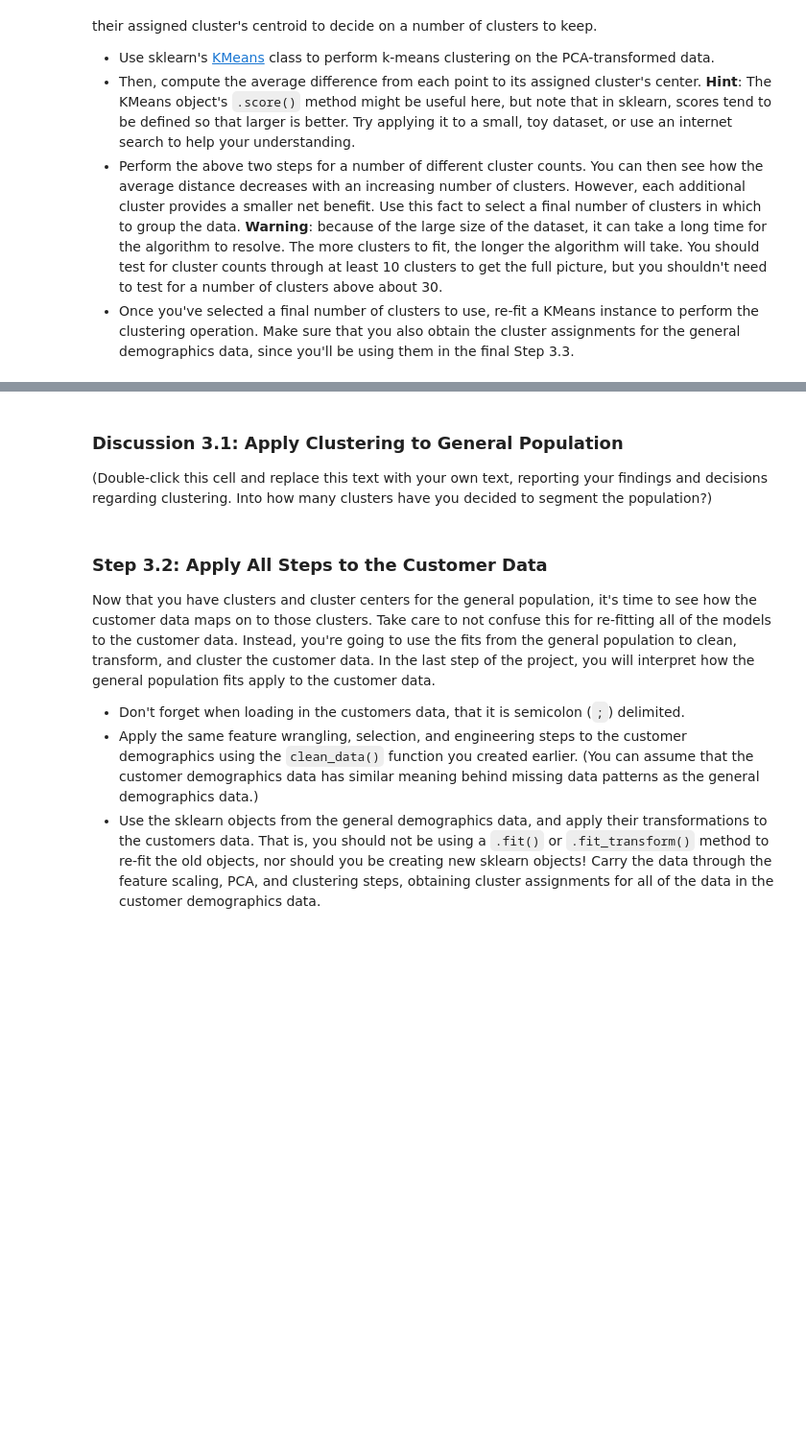
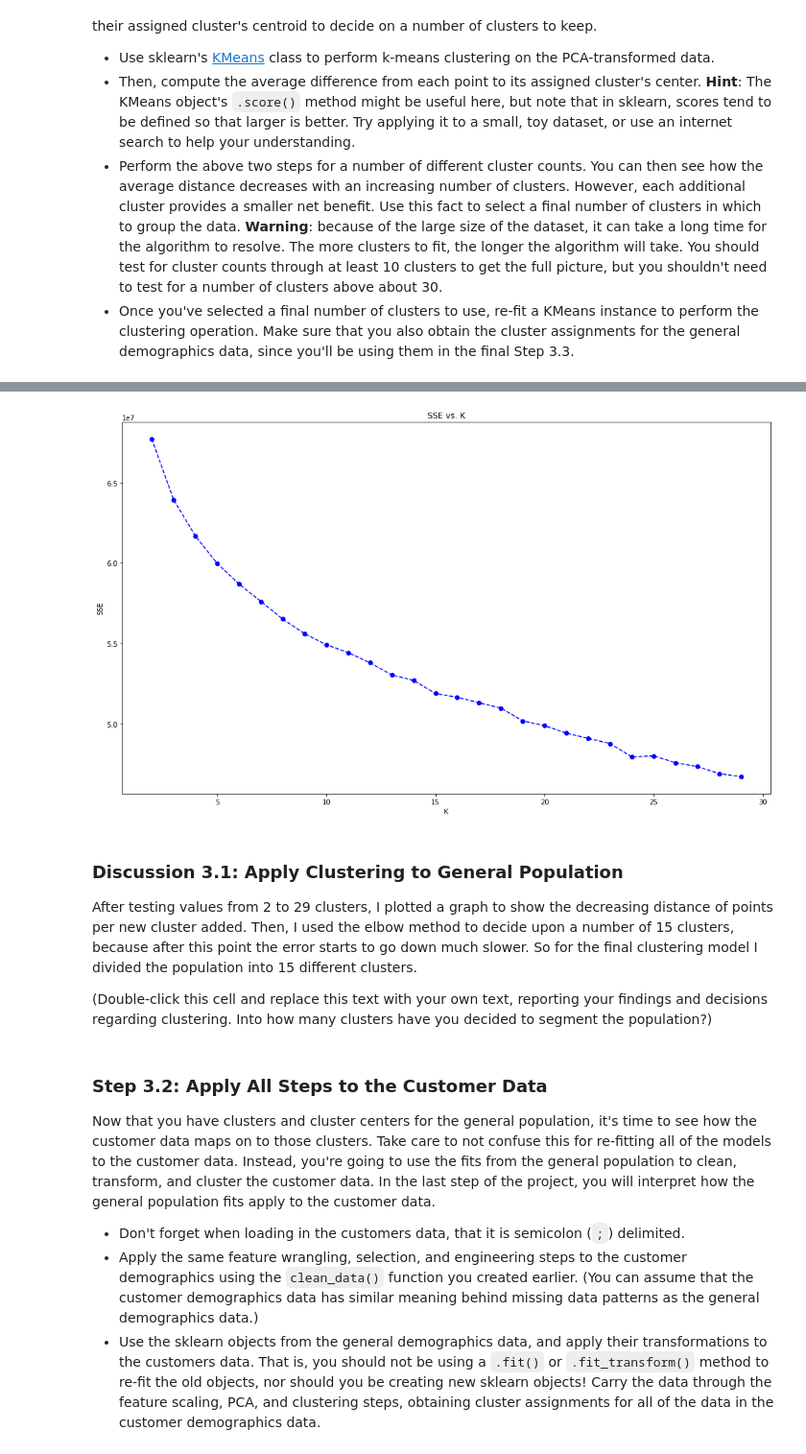
Before and after one commit to davidjentjens/customer_segments_with_arvato, a Jupyter notebook: Identify_Customer_Segments.ipynb, the cells around one changed output, grey strips where cells are left out. Shown at 96% size. Cells and saved outputs as stored; diff of their text form; code cells hidden in the pictures; blank space fills up the shorter version.

```diff
--- a/Identify_Customer_Segments.ipynb
+++ b/Identify_Customer_Segments.ipynb
@@ -1140,0 +1161,25 @@ You've assessed and cleaned the demographics data, then scaled and transformed t
+# %%
+df_scores = pd.DataFrame(columns = ['n_clusters', 'score'])
+
+# Code for a progress bar
+toolbar_width = azdias.shape[1]
+sys.stdout.write("KMeans testing progress: ")
+sys.stdout.write("[%s]" % (" "))
+sys.stdout.flush()
+sys.stdout.write("\b" * (toolbar_width+1))
+
+# Over a number of different cluster counts...
+for k in range(2, 30):
+    # progress bar
+    sys.stdout.write("-")
+    sys.stdout.flush()
+
+    # run k-means clustering on the data and...
+    kmeans = KMeans(n_clusters=k)
+    model = kmeans.fit(X_pca)
+
+    # compute the average within-cluster distances.
+    score = np.abs(model.score(X_pca))
+
+    df_score = pd.DataFrame([[k, score]], columns = ['n_clusters', 'score'])
+    df_scores = df_scores.append(df_score)
@@ -1141,6 +1208,18 @@ You've assessed and cleaned the demographics data, then scaled and transformed t
 # %%
 # Investigate the change in within-cluster distance across number of clusters.
 # HINT: Use matplotlib's plot function to visualize this relationship.
+
+plt.figure(figsize = [17, 10])
+plt.title('SSE vs. K')
+
+x = df_scores['n_clusters']
+y = df_scores['score']
+plt.xlabel('K');
+plt.ylabel('SSE');
+
+plt.plot(x, y, linestyle='--', marker='o', color='b');
+# %% [output]
+[figure, added]
 # %%
 # Re-fit the k-means model with the selected number of clusters and obtain
 # cluster predictions for the general population demographics data.
@@ -1147,6 +1231,8 @@ You've assessed and cleaned the demographics data, then scaled and transformed t
 # %% [markdown]
 ### Discussion 3.1: Apply Clustering to General Population
 
+After testing values from 2 to 29 clusters, I plotted a graph to show the decreasing distance of points per new cluster added. Then, I used the elbow method to decide upon a number of 15 clusters, because after this point the error starts to go down much slower. So for the final clustering model I divided the population into 15 different clusters.
+
 (Double-click this cell and replace this text with your own text, reporting your findings and decisions regarding clustering. Into how many clusters have you decided to segment the population?)
 # %% [markdown]
 ### Step 3.2: Apply All Steps to the Customer Data
```
Also changed, not shown: parts of 22 cells of this notebook.
